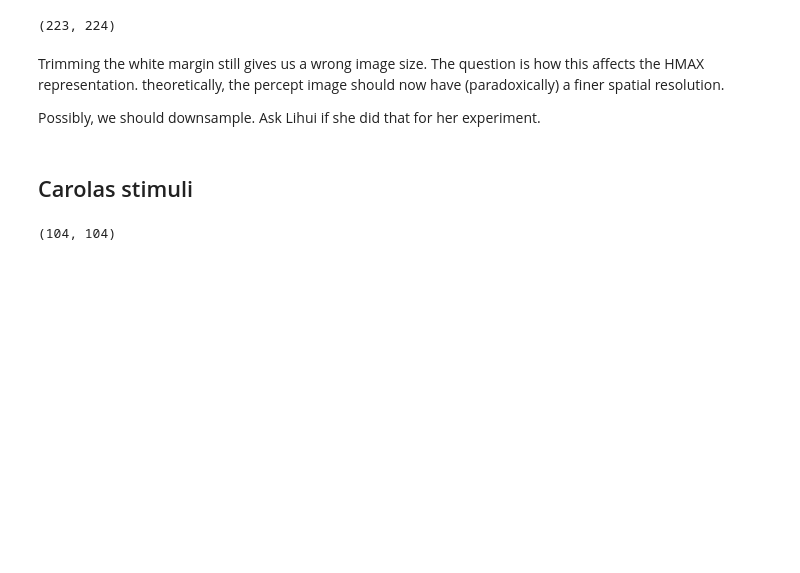
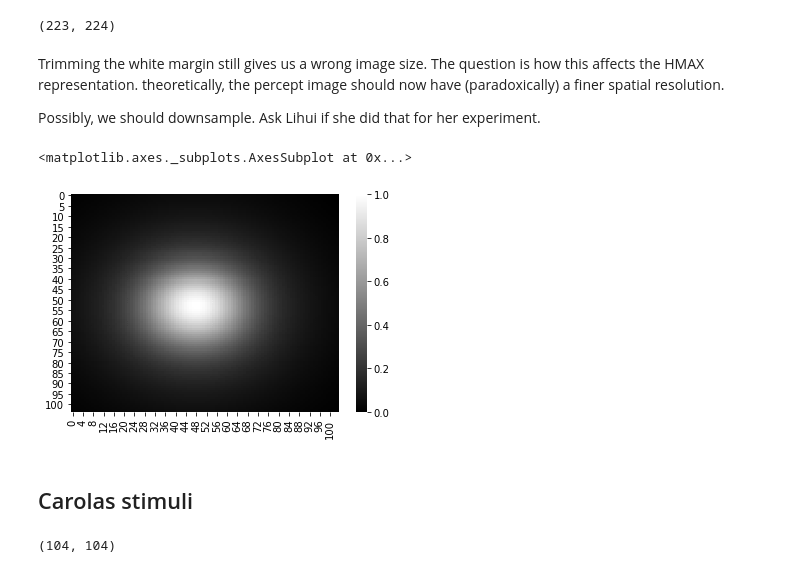
Before and after one commit to oliver-contier/ri_hmax, a Jupyter notebook: prep_stimuli.ipynb, the cells around one changed output. Drawn from its saved outputs; the diff is of its cells as text; code cells hidden in the pictures; blank space fills up the shorter version.

```diff
--- a/inspect_results.ipynb
+++ b/prep_stimuli.ipynb
@@ -84,3 +85,11 @@ np.shape(cropped)
 Trimming the white margin still gives us a wrong image size. The question is how this affects the HMAX representation. theoretically, the percept image should now have (paradoxically) a finer spatial resolution.
 
 Possibly, we should downsample. Ask Lihui if she did that for her experiment.
+# %%
+# look at resized image
+res = skresize(cropped, (104,104))
+# %%
+sns.heatmap(res, cmap='gray')
+# %% [output]
+<matplotlib.axes._subplots.AxesSubplot at 0x...>
+[figure, added]
```
Also changed, not shown: parts of 2 cells of this notebook, 1 other file.
